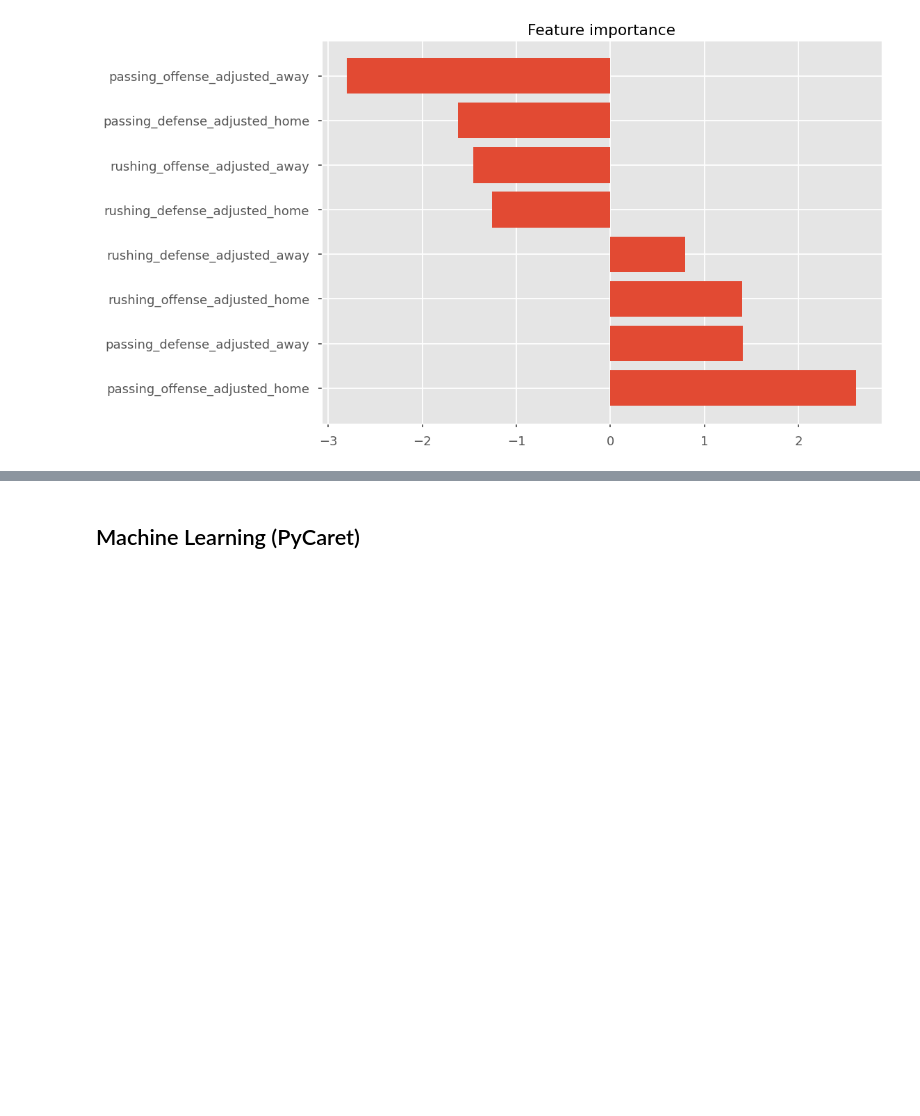
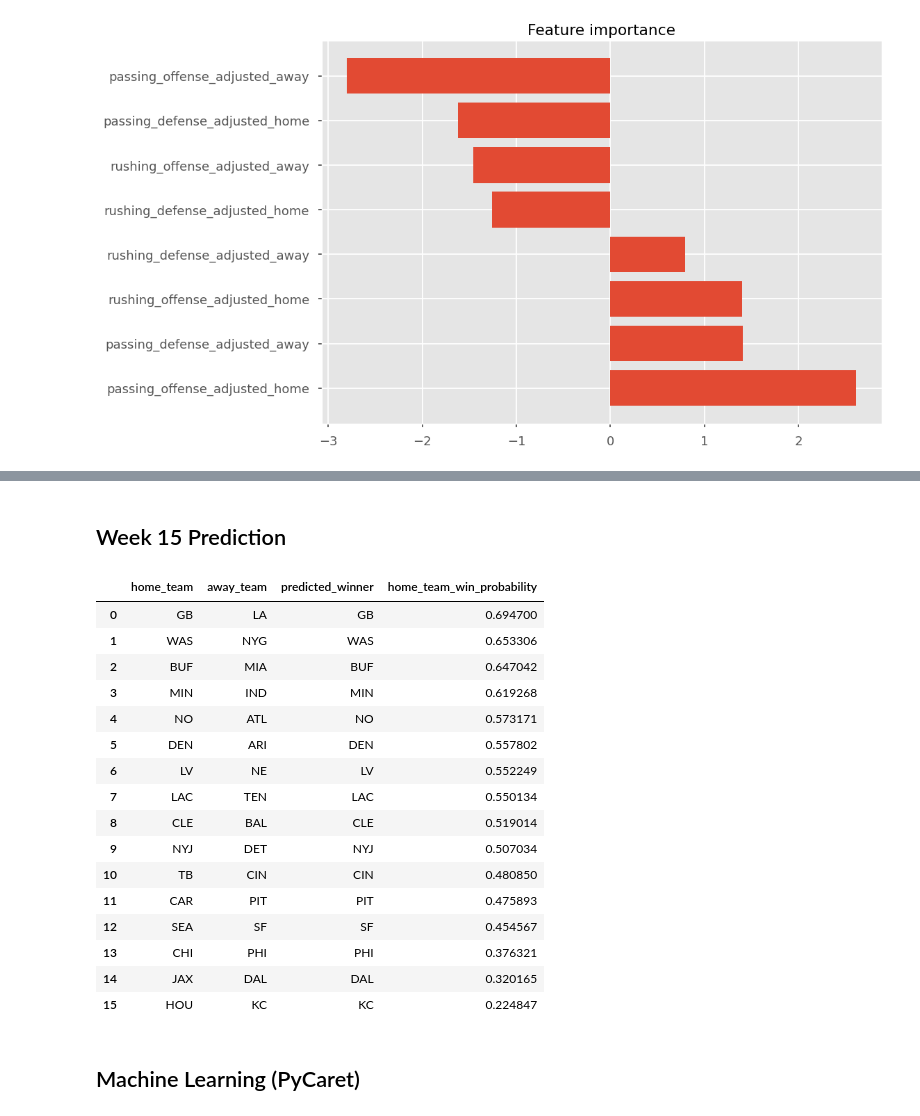
Before and after one commit to bendominguez0111/osf-post-follow-up, a Jupyter notebook: post.ipynb, the cells around one changed output, grey strips where cells are left out. Cells and saved outputs as stored; diff of their text form; code cells hidden in the pictures; blank space fills up the shorter version.

```diff
--- a/post.ipynb
+++ b/post.ipynb
@@ -434,4 +434,39 @@ week
 Name: correct_prediction, dtype: float64
+# %% [markdown]
+## Week 15 Prediction
+# %%
+# Load the week 15 csv file
+df_week15 = pd.read_csv('week15.csv')
+
+# Make prediction on the week 15 data using the model
+df_week15['predicted_winner'] = clf.predict(df_week15[features])
+df_week15['home_team_win_probability'] = clf.predict_proba(df_week15[features])[:, 1]
+
+df_week15['predicted_winner'] = df_week15.apply(
+     lambda x: x.home_team if x.predicted_winner == 1 else x.away_team, axis=1)
+
+df_week15 = df_week15[['home_team', 'away_team', 'predicted_winner', 'home_team_win_probability']]
+
+df_week15.sort_values(by='home_team_win_probability',
+                        ascending=False).reset_index(drop=True)
+# %% [output]
+|  | home_team | away_team | predicted_winner | home_team_win_probability |
+| 0 | GB | LA | GB | 0.694700 |
+| 1 | WAS | NYG | WAS | 0.653306 |
+| 2 | BUF | MIA | BUF | 0.647042 |
+| 3 | MIN | IND | MIN | 0.619268 |
+| 4 | NO | ATL | NO | 0.573171 |
+| 5 | DEN | ARI | DEN | 0.557802 |
+| 6 | LV | NE | LV | 0.552249 |
+| 7 | LAC | TEN | LAC | 0.550134 |
+| 8 | CLE | BAL | CLE | 0.519014 |
+| 9 | NYJ | DET | NYJ | 0.507034 |
+| 10 | TB | CIN | CIN | 0.480850 |
+| 11 | CAR | PIT | PIT | 0.475893 |
+| 12 | SEA | SF | SF | 0.454567 |
+| 13 | CHI | PHI | PHI | 0.376321 |
+| 14 | JAX | DAL | DAL | 0.320165 |
+| 15 | HOU | KC | KC | 0.224847 |
 # %% [markdown]
 ## Machine Learning (PyCaret)
 # %%
```
Also changed, not shown: parts of 14 cells of this notebook, 1 other file.
